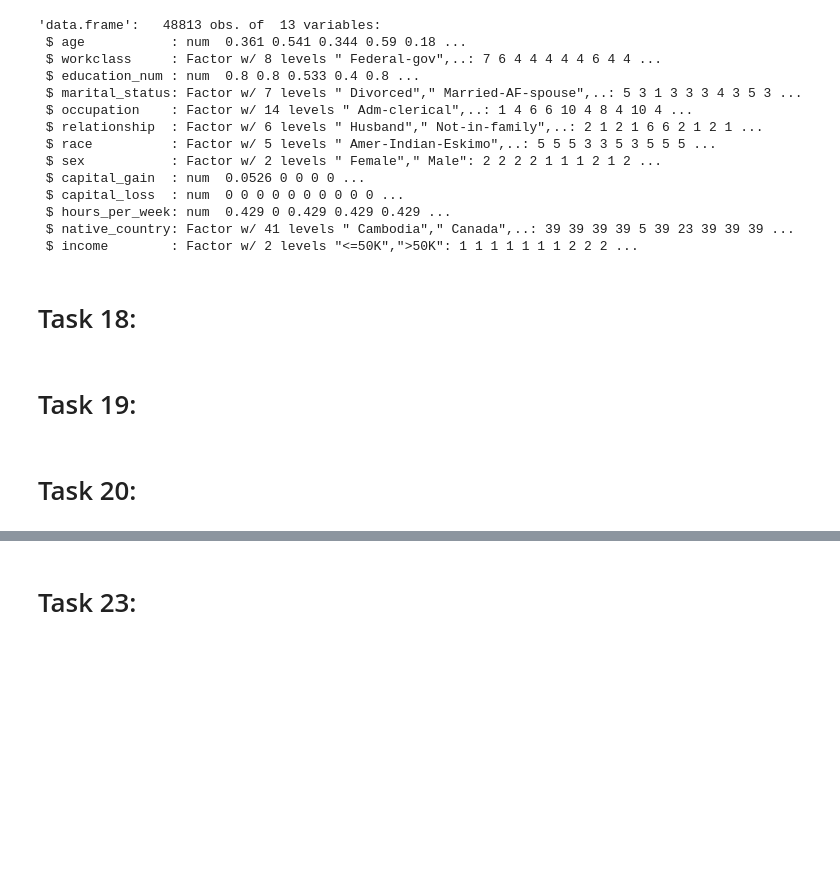
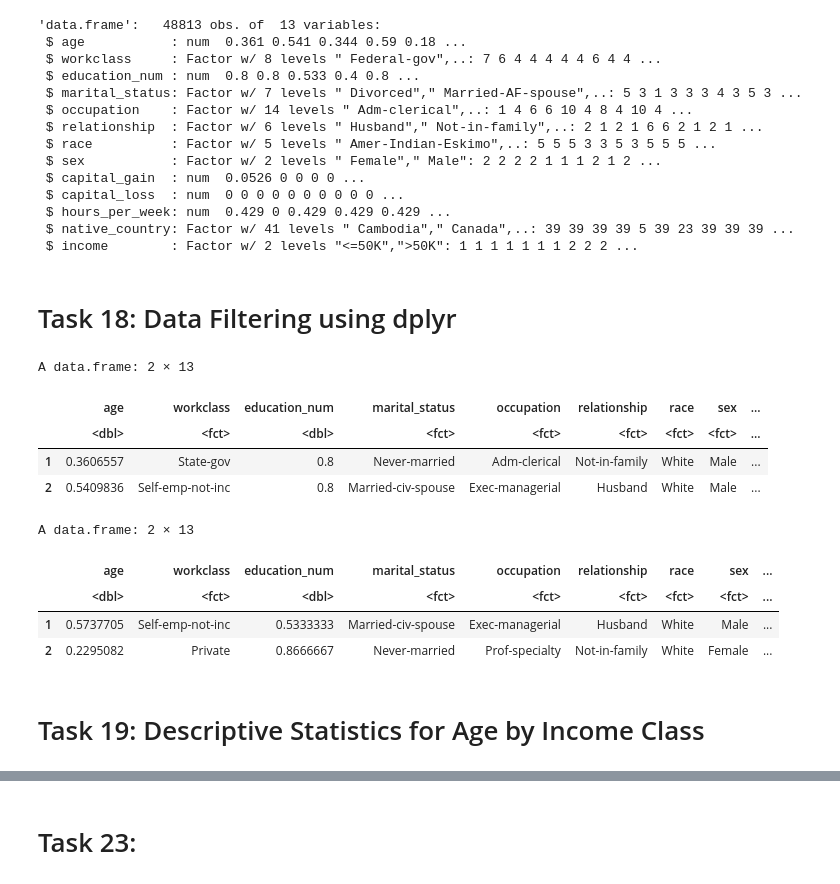
Before and after one commit to zephyrhasib/IDS, a Jupyter notebook: IDS_MidTerm_Project_r.ipynb, the cells around one changed output, grey strips where cells are left out. Drawn from its saved outputs; the diff is of its cells as text; code cells hidden in the pictures; blank space fills up the shorter version.

```diff
--- a/IDS_MidTerm_Project_r.ipynb
+++ b/IDS_MidTerm_Project_r.ipynb
@@ -556,8 +556,23 @@ str(adult)
  $ native_country: Factor w/ 41 levels " Cambodia"," Canada",..: 39 39 39 39 5 39 23 39 39 39 ...
  $ income        : Factor w/ 2 levels "<=50K",">50K": 1 1 1 1 1 1 1 2 2 2 ...
 # %% [markdown]
-# Task 18:
+# Task 18: Data Filtering using dplyr
+# %%
+library(dplyr)
+age_low_income_data <- filter(adult, income == "<=50K")
+age_high_income_data <- filter(adult, income == ">50K")
+head(age_low_income_data,2)
+head(age_high_income_data,2)
+# %% [output]
+A data.frame: 2 × 13
+|  | age | workclass | education_num | marital_status | occupation | relationship | race | sex | ... |
+|  | <dbl> | <fct> | <dbl> | <fct> | <fct> | <fct> | <fct> | <fct> | ... |
+| 1 | 0.3606557 | State-gov | 0.8 | Never-married | Adm-clerical | Not-in-family | White | Male | ... |
+| 2 | 0.5409836 | Self-emp-not-inc | 0.8 | Married-civ-spouse | Exec-managerial | Husband | White | Male | ... |
+A data.frame: 2 × 13
+|  | age | workclass | education_num | marital_status | occupation | relationship | race | sex | ... |
+|  | <dbl> | <fct> | <dbl> | <fct> | <fct> | <fct> | <fct> | <fct> | ... |
+| 1 | 0.5737705 | Self-emp-not-inc | 0.5333333 | Married-civ-spouse | Exec-managerial | Husband | White | Male | ... |
+| 2 | 0.2295082 | Private | 0.8666667 | Never-married | Prof-specialty | Not-in-family | White | Female | ... |
 # %% [markdown]
-# Task 19:
+# Task 19: Descriptive Statistics for Age by Income Class
-# %% [markdown]
-# Task 20:
```
Also changed, not shown: parts of 7 cells of this notebook.
